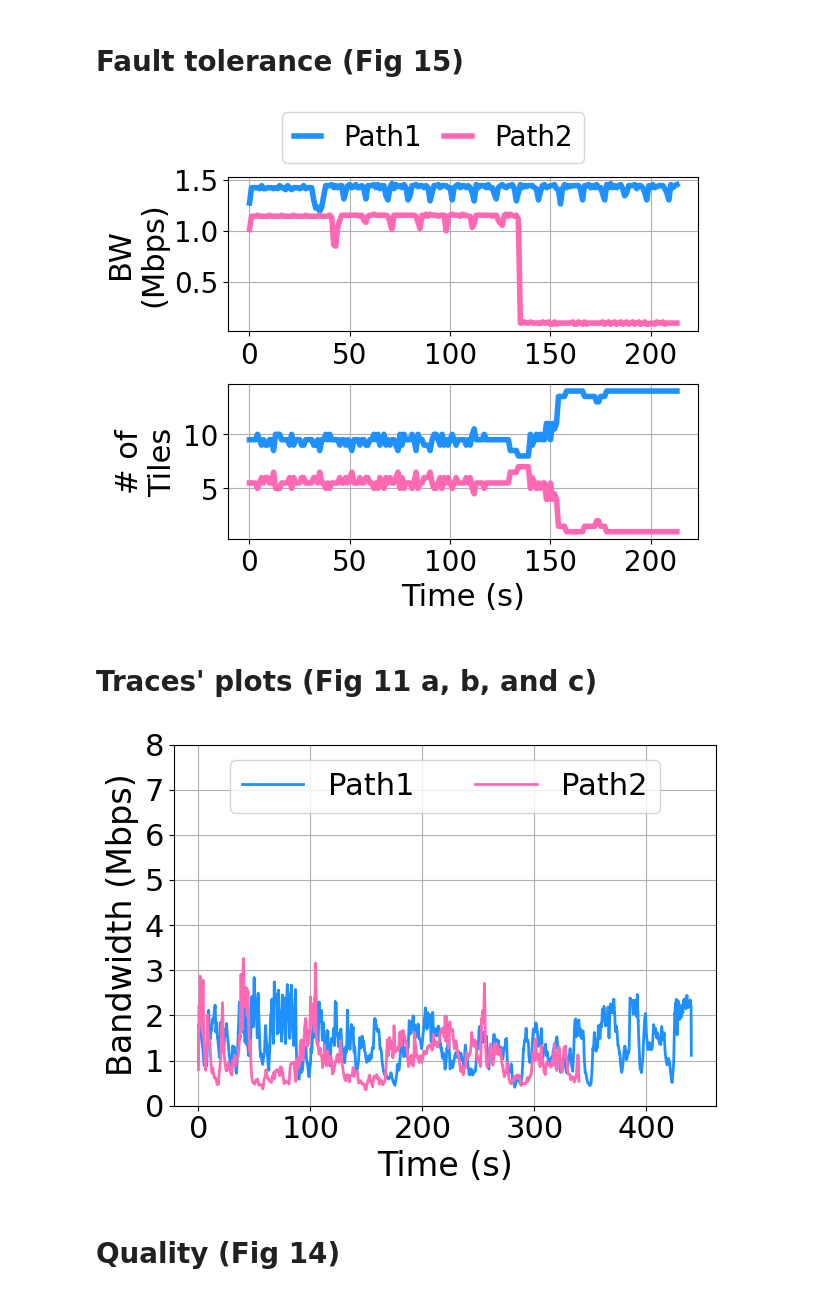
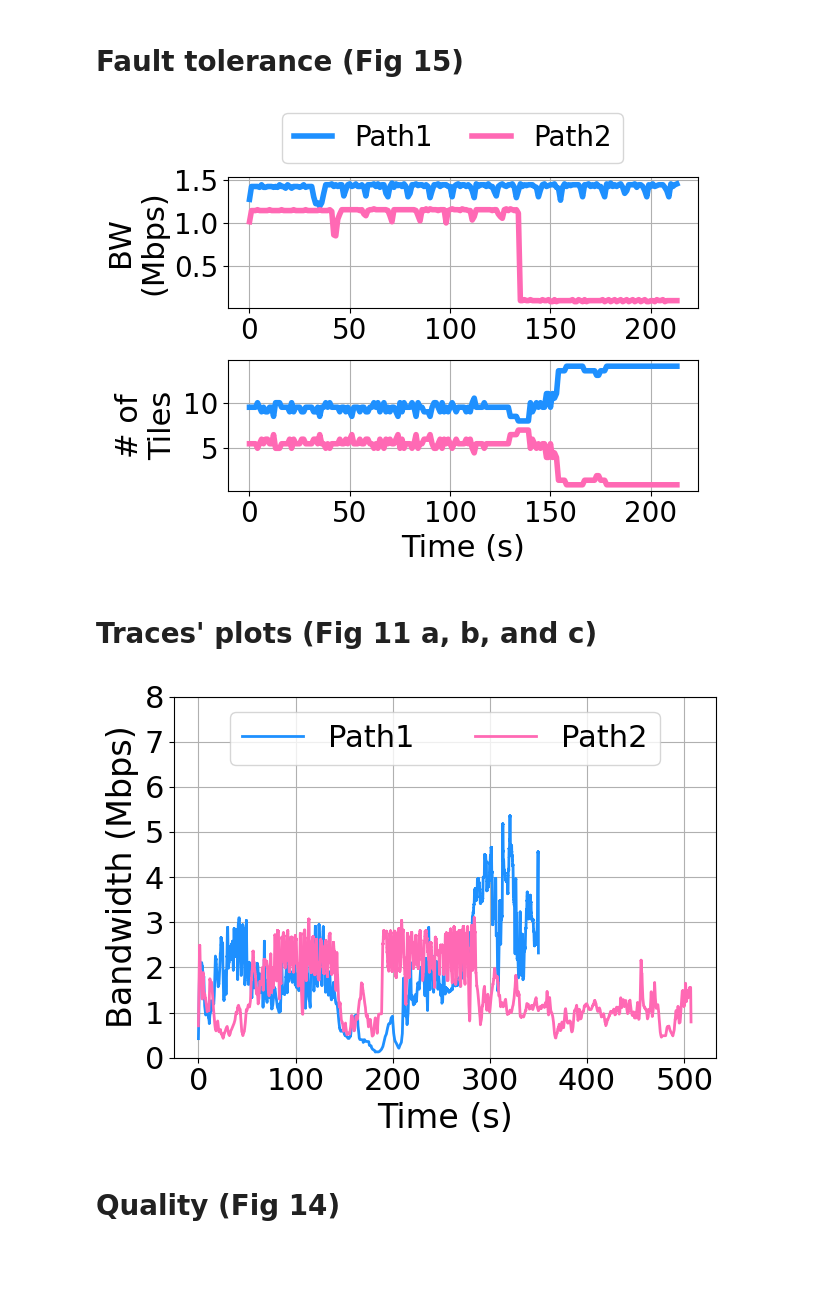
Before and after one commit to shubhamchdhary/COMPACT, a Jupyter notebook: generateResults.ipynb, the cells around one changed output. Drawn from its saved outputs; the diff is of its cells as text; code cells hidden in the pictures; blank space fills up the shorter version.

```diff
--- a/generateResults.ipynb
+++ b/generateResults.ipynb
@@ -1,6 +1,9 @@
 # %%
 from pathlib import Path
 import matplotlib.pyplot as plt
+import matplotlib
+matplotlib.rcParams['pdf.fonttype'] = 42
+matplotlib.rcParams['ps.fonttype'] = 42
 import matplotlib.ticker as ticker
 import numpy as np
 import joblib as jb
@@ -522,54 +529,54 @@ tput_path1, tput_path2 = [], []
 for i in range(len(d1)):
     tput_path1.append(float(d1[i].split(" ")[-2]))
     tput_path2.append(float(d2[i].split(" ")[-2]))
 tput_path1 = np.array(tput_path1)
 tput_path2 = np.array(tput_path2)
 
 indx = np.where(tput_path2 > 2)[0]
 tput_path2[indx] = tput_path2[indx]/1000
 
 
 plt.subplot(2, 1, 1)
 plt.plot(np.arange(len(tput_path1[:-16])), tput_path1[:-16], label="Path1", color="dodgerblue", linewidth=4)
 plt.plot(np.arange(len(tput_path2[:-16])), tput_path2[:-16], label="Path2", color="hotpink", linewidth=4)
 plt.tight_layout()
 plt.yticks(fontsize=20)
 plt.xticks(fontsize=20)
 plt.ylabel("BW\n(Mbps)", fontsize=22)
-plt.legend(fontsize=20, ncol=2, columnspacing=0.8, handlelength=1, bbox_to_anchor=(0.086, 1))
+plt.legend(fontsize=20, ncol=2, columnspacing=1.4, handlelength=1.4, bbox_to_anchor=(0.086, 1))
 plt.grid()
 
 plt.subplot(2, 1, 2)
 plt.plot(np.arange(len(numFGTiles_new))[:], numFGTiles_new[:], linewidth=4, color="dodgerblue", label="Path1")
 plt.plot(np.arange(len(numBGTiles_new))[:], numBGTiles_new[:], linewidth=4, color="hotpink", label="Path2")
-plt.tight_layout()
+# plt.tight_layout()
 plt.xlabel("Time (s)", fontsize=22)
 plt.ylabel("# of\nTiles", fontsize=22)
 plt.yticks(fontsize=20)
 plt.xticks(fontsize=20)
 plt.grid()
 # plt.ylim(0, 18)
-
+plt.tight_layout()
+# plt.savefig("Results/Plots/fault_tolerance_tile_shifts.pdf", bbox_inches="tight")
 # plt.savefig("Results/Plots/fault_tolerance_tile_shifts.png", bbox_inches="tight")
-# plt.savefig("ouput.png", bbox_inches="tight")
 # %% [output]
-[figure, old version]
+[figure, new version]
 # %% [markdown]
 # Traces' plots (Fig 11 a, b, and c)
 # %%
 # Uncomment the lines corresponsing to each trace "bus", "car", or "walking" and pass its name below
-trace = "bus"
+trace = "car"
 color = ["dodgerblue", "hotpink"]
 
-# bus
-x1, y1 = plotBWToPlot(f"Results/Mahimahi/Traces/belgium_logs_all_pensieve/mahimahi_with_scaling_20/report_{trace}_0001.log")
-x2, y2 = plotBWToPlot(f"Results/Mahimahi/Traces/belgium_logs_all_pensieve/mahimahi_with_scaling_20/report_{trace}_0003.log")
+# # # bus
+# x1, y1 = plotBWToPlot(f"Results/Mahimahi/Traces/belgium_logs_all_pensieve/mahimahi_with_scaling_20/report_{trace}_0001.log")
+# x2, y2 = plotBWToPlot(f"Results/Mahimahi/Traces/belgium_logs_all_pensieve/mahimahi_with_scaling_20/report_{trace}_0003.log")
 
 # car
-# x1, y1 = plotBWToPlot(f"Results/Mahimahi/Traces/belgium_logs_all_pensieve/mahimahi_with_scaling_20/report_{trace}_0001.log")
-# x2, y2 = plotBWToPlot(f"Results/Mahimahi/Traces/belgium_logs_all_pensieve/mahimahi_with_scaling_20/report_{trace}_0004.log")
+x1, y1 = plotBWToPlot(f"Results/Mahimahi/Traces/belgium_logs_all_pensieve/mahimahi_with_scaling_20/report_{trace}_0001.log")
+x2, y2 = plotBWToPlot(f"Results/Mahimahi/Traces/belgium_logs_all_pensieve/mahimahi_with_scaling_20/report_{trace}_0004.log")
 
-# walk
+# # walk
 # x1, y1 = plotBWToPlot(f"Results/Mahimahi/Traces/ours/throughput_from_pcap/trace_files/myphone_{trace}_airtel_mahimahi")
 # x2, y2 = plotBWToPlot(f"Results/Mahimahi/Traces/ours/throughput_from_pcap/trace_files/myphone_{trace}_sumit_airtel_mahimahi")
 
@@ -584,9 +591,10 @@ plt.ylim(0, 8)
 # plt.ylim(0, 110)
 plt.grid()
 plt.tight_layout()
-# plt.savefig(f"Results/Plots/traces/{trace}.pdf")
+# plt.savefig(f"Results/Plots/traces/{trace}.pdf", bbox_inches="tight")
+# plt.savefig(f"Results/Plots/traces/{trace}.png")
 # %% [output]
-[figure, old version]
+[figure, new version]
 # %% [markdown]
 # Quality (Fig 14)
 # %%
```
Also changed, not shown: parts of 14 cells of this notebook.
